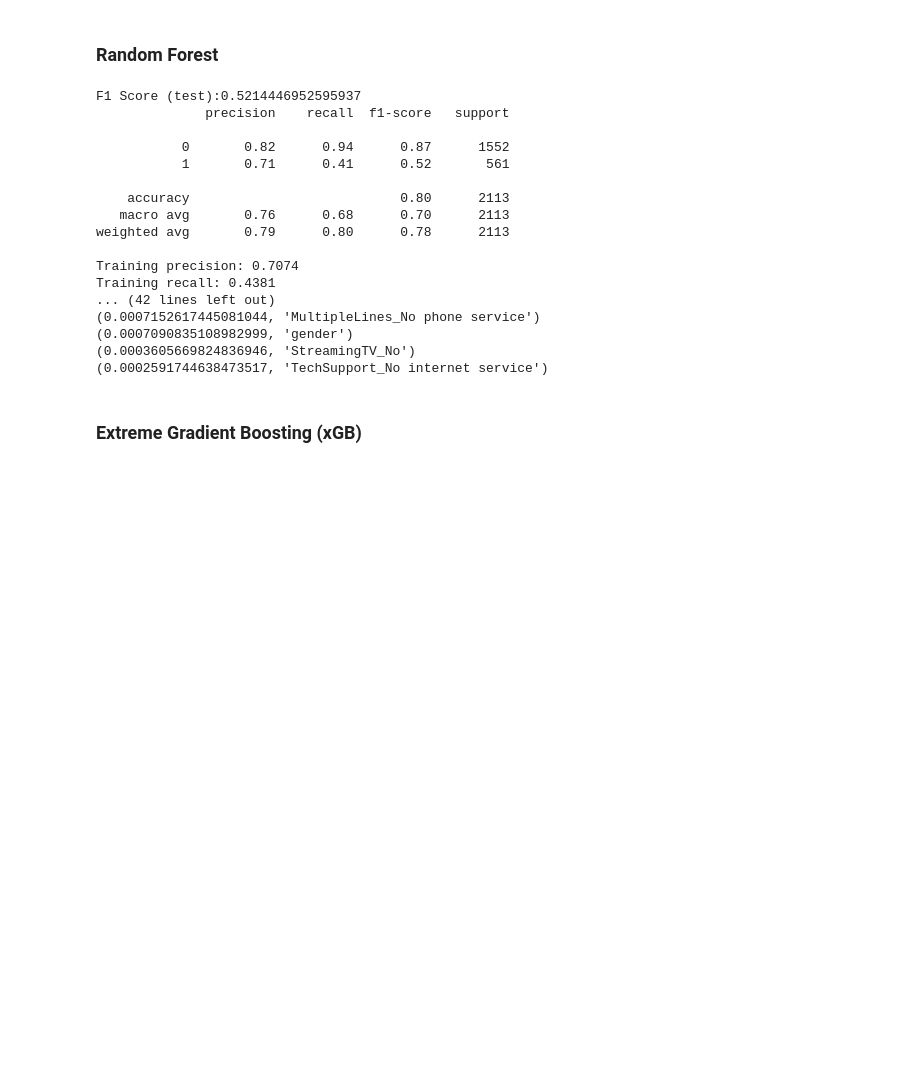
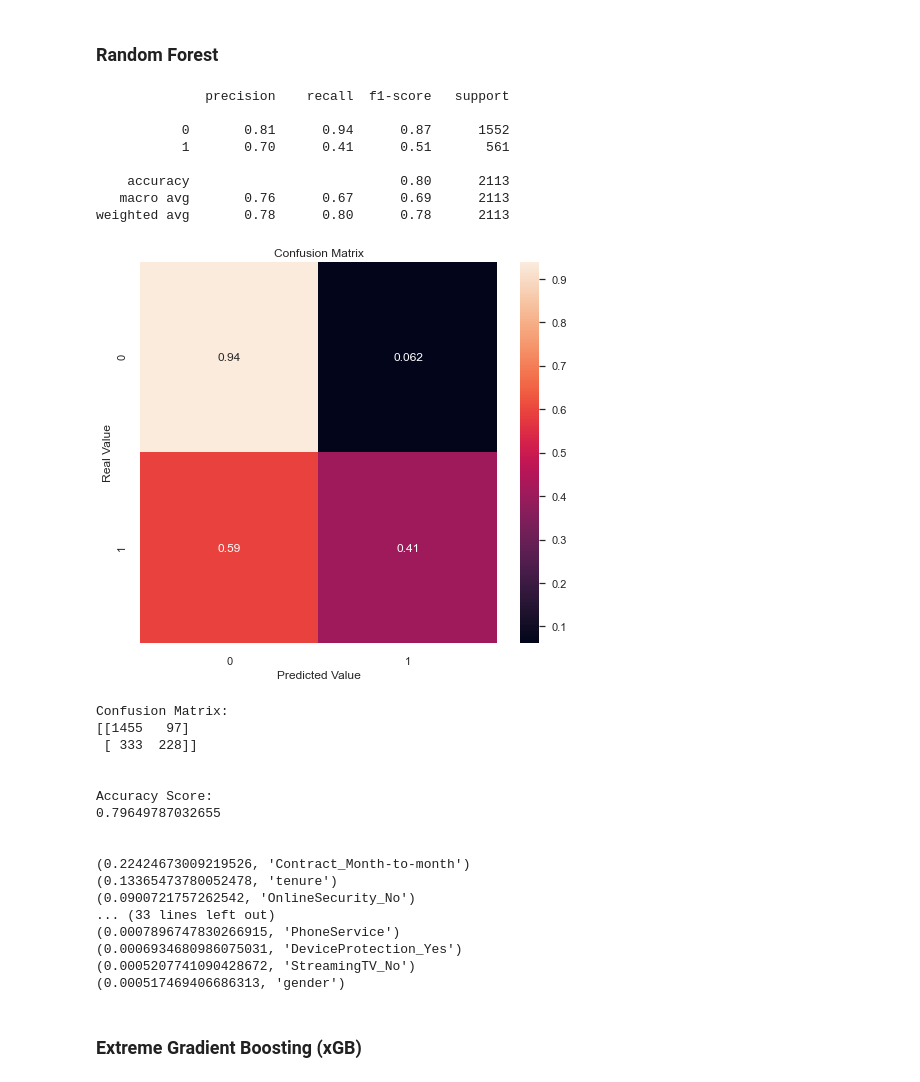
Before and after one commit to vidyasagarsadhanala/capstone2, a Jupyter notebook: code/capstone2-customer-churn-final.ipynb, the cells around one changed output. Drawn from its saved outputs; the diff is of its cells as text; code cells hidden in the pictures; blank space fills up the shorter version.

```diff
--- a/code/capstone2-customer-churn-final.ipynb
+++ b/code/capstone2-customer-churn-final.ipynb
@@ -826,63 +834,68 @@ model is precise with training but fails to identify more than half of customers
 # %%
 #from sklearn import metrics
 #from sklearn.ensemble import RandomForestClassifier
 
 # Start an instance of RandomForestClassifier
 RF = RandomForestClassifier(n_estimators = 50, criterion = 'entropy', min_samples_split = 285)
 
 # fit the model to trainig data
 RF.fit(X_train, y_train)
 
 # predict the labels
-y_pred_rf_train = RF.predict(X_train)
-y_pred_rf_test = RF.predict(X_test)
+X_test_rf = scaler.transform(X_test)
+y_pred_rf_test = RF.predict(X_test_rf)
 
-f1_rf = metrics.f1_score(y_pred_rf_test, y_test)
-
-print("F1 Score (test):"+str(f1_rf))
-
-metrics.classification_report(y_test, y_pred_rf_test)
-
+# classifcation report
 print(metrics.classification_report(y_test, y_pred_rf_test))
 
-train_prec_rf = round(precision_score(y_train,y_pred_rf_train),4)
-test_prec_rf = round(precision_score(y_test,y_pred_rf_test),4)
+# confusion matrix
+fig, ax = plt.subplots()
+sns.heatmap(confusion_matrix(y_test, y_pred_rf_test, normalize='true'), annot=True, ax=ax)
+ax.set_title('Confusion Matrix')
+ax.set_ylabel('Real Value')
+ax.set_xlabel('Predicted Value')
 
-train_rec_rf = round(recall_score(y_train,y_pred_rf_train),4)
-test_rec_rf = round(recall_score(y_test,y_pred_rf_test),4)
+plt.show()
 
-print('Training precision: {}'.format(train_prec_rf))
-print('Training recall: {}'.format(train_rec_rf))
+print("Confusion Matrix:")
+print(metrics.confusion_matrix(y_test, y_pred_rf_test))
 print('\n')
-print('Test precision: {}'.format(test_prec_rf))
-print('Test recall: {}'.format(test_rec_rf))
-
+print("Accuracy Score:")
+print(metrics.accuracy_score(y_test, y_pred_rf_test))
 print("\n")
-
 importance = zip(RF.feature_importances_, X)
 
 for rank in sorted(importance, key = lambda x: x[0], reverse = True):
     print(rank)
 
 print("\n")
 # %% [output]
-F1 Score (test):0.5214446952595937
               precision    recall  f1-score   support
 
-           0       0.82      0.94      0.87      1552
-           1       0.71      0.41      0.52       561
+           0       0.81      0.94      0.87      1552
+           1       0.70      0.41      0.51       561
 
     accuracy                           0.80      2113
-   macro avg       0.76      0.68      0.70      2113
-weighted avg       0.79      0.80      0.78      2113
-
-Training precision: 0.7074
-Training recall: 0.4381
-... (42 lines left out)
-(0.0007152617445081044, 'MultipleLines_No phone service')
-(0.0007090835108982999, 'gender')
-(0.0003605669824836946, 'StreamingTV_No')
-(0.0002591744638473517, 'TechSupport_No internet service')
+   macro avg       0.76      0.67      0.69      2113
+weighted avg       0.78      0.80      0.78      2113
+[figure, added]
+Confusion Matrix:
+[[1455   97]
+ [ 333  228]]
+
+
+Accuracy Score:
+0.79649787032655
+
+
+(0.22424673009219526, 'Contract_Month-to-month')
+(0.13365473780052478, 'tenure')
+(0.0900721757262542, 'OnlineSecurity_No')
+... (33 lines left out)
+(0.0007896747830266915, 'PhoneService')
+(0.0006934680986075031, 'DeviceProtection_Yes')
+(0.0005207741090428672, 'StreamingTV_No')
+(0.000517469406686313, 'gender')
 # %% [markdown]
 ### Extreme Gradient Boosting (xGB)
 # %%
```
Also changed, not shown: parts of 19 cells of this notebook, 29 other files.
